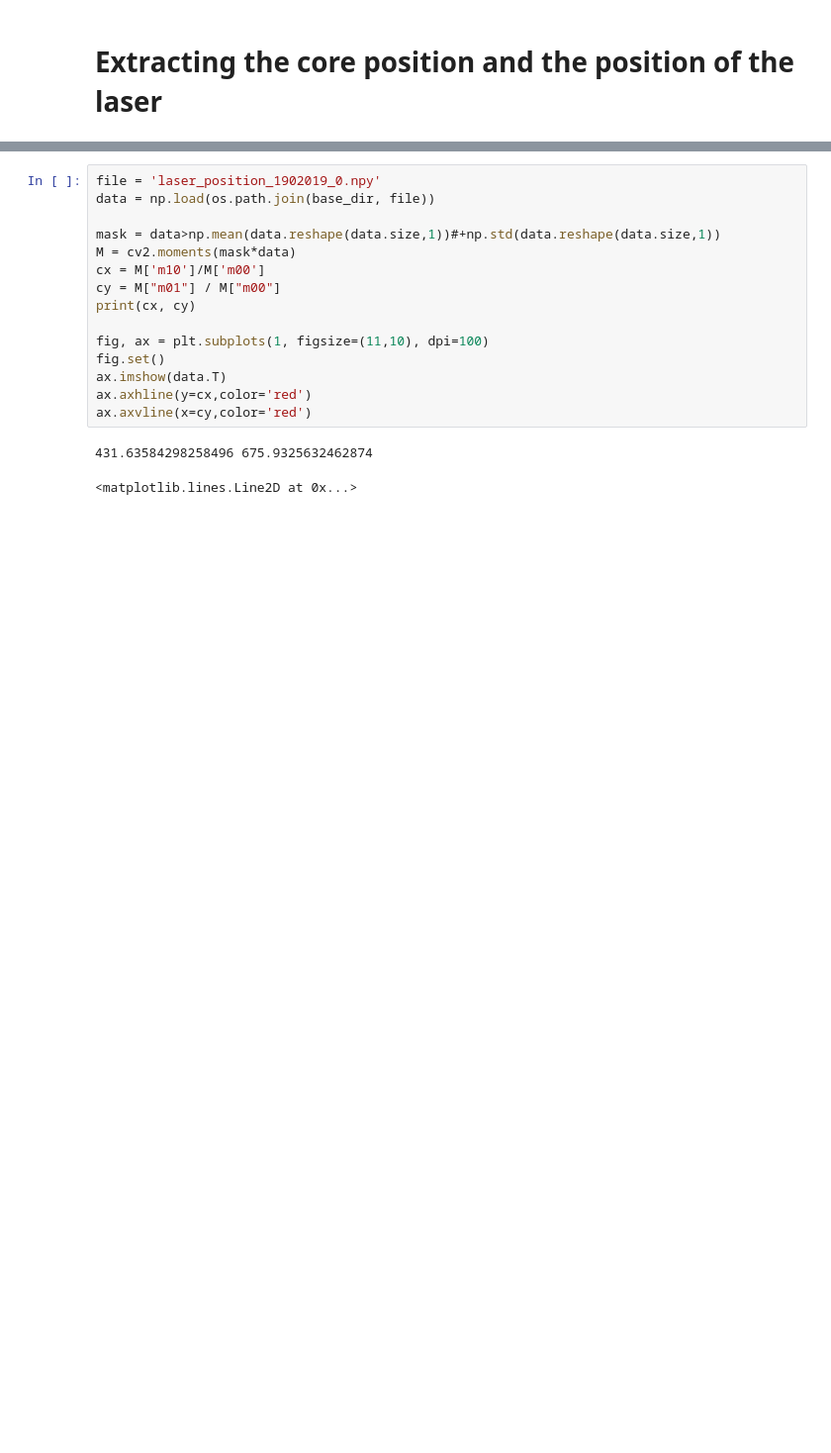
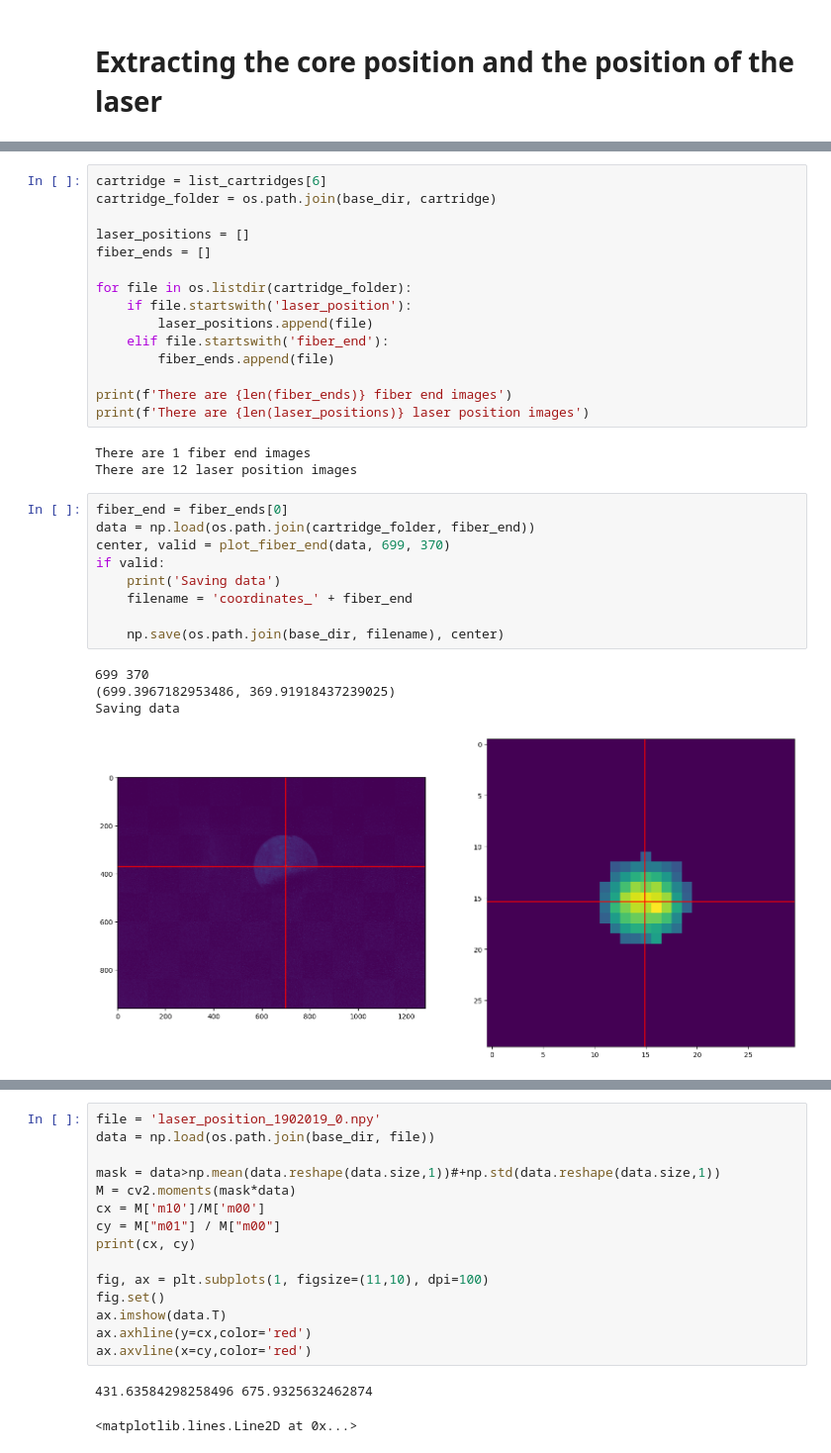
Before and after one commit to jmschr/DisperScripts, a Jupyter notebook: notebooks/Fitting coordinates.ipynb, the cells around one changed output, grey strips where cells are left out. Shown at 99% size. Drawn from its saved outputs; the diff is of its cells as text; blank space fills up the shorter version.

```diff
--- a/notebooks/Fitting coordinates.ipynb
+++ b/notebooks/Fitting coordinates.ipynb
@@ -42,0 +100,32 @@ def fitgaussian(data):
+# %%
+cartridge = list_cartridges[6]
+cartridge_folder = os.path.join(base_dir, cartridge)
+
+laser_positions = []
+fiber_ends = []
+
+for file in os.listdir(cartridge_folder):
+    if file.startswith('laser_position'):
+        laser_positions.append(file)
+    elif file.startswith('fiber_end'):
+        fiber_ends.append(file)
+
+print(f'There are {len(fiber_ends)} fiber end images')
+print(f'There are {len(laser_positions)} laser position images')
+# %% [output]
+There are 1 fiber end images
+There are 12 laser position images
+# %%
+fiber_end = fiber_ends[0]
+data = np.load(os.path.join(cartridge_folder, fiber_end))
+center, valid = plot_fiber_end(data, 699, 370)
+if valid:
+    print('Saving data')
+    filename = 'coordinates_' + fiber_end
+
+    np.save(os.path.join(base_dir, filename), center)
+# %% [output]
+699 370
+(699.3967182953486, 369.91918437239025)
+Saving data
+[figure, added]
```
Also changed, not shown: parts of 10 cells of this notebook.
